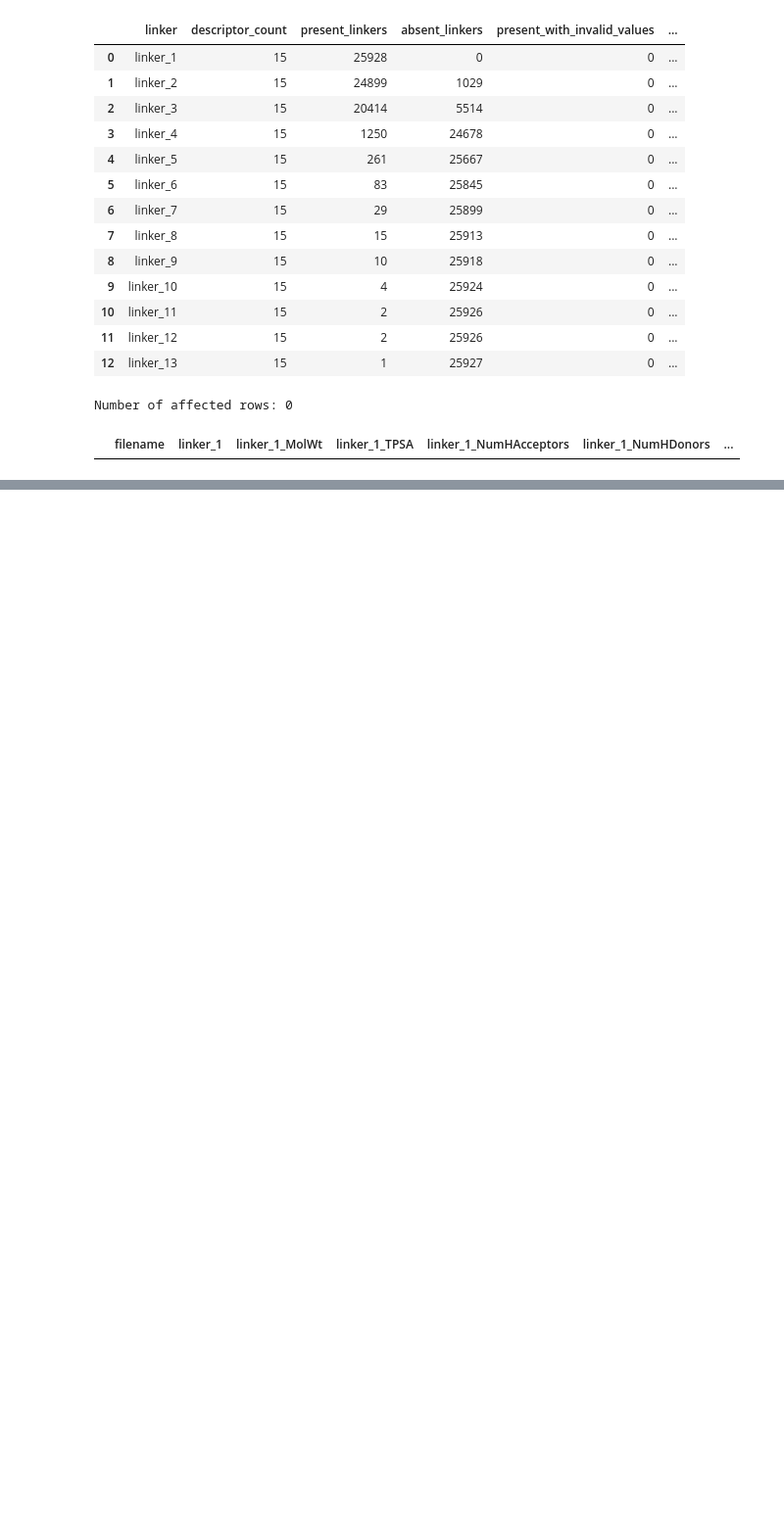
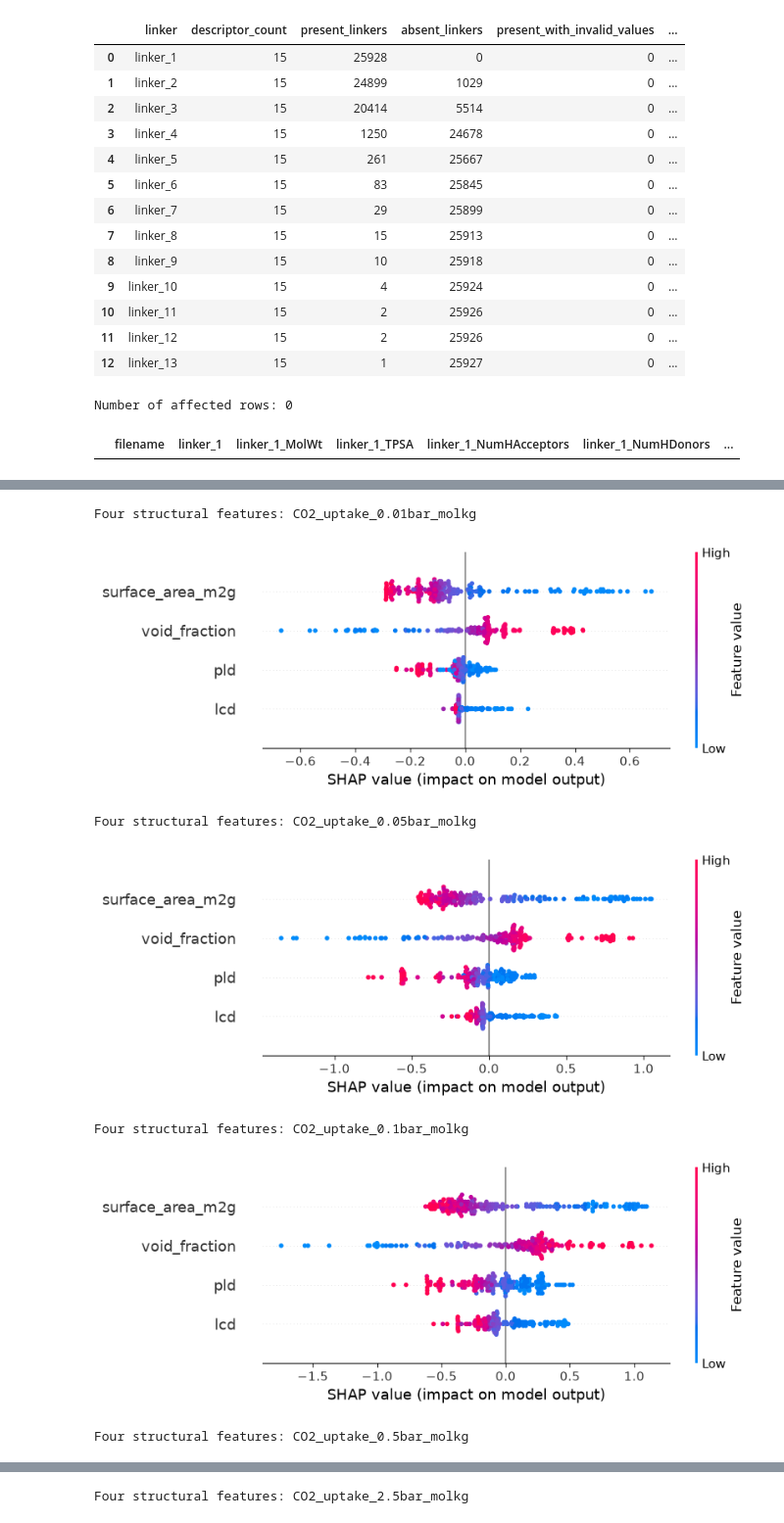
Before and after one commit to rbashiri/mof-co2-adsorption, a Jupyter notebook: notebook/phase_2/geometry_linker_modeling.ipynb, the cells around one changed output, grey strips where cells are left out. Shown at 98% size. Cells and saved outputs as stored; diff of their text form; code cells hidden in the pictures; blank space fills up the shorter version.

```diff
--- a/notebook/phase_2/geometry_linker_modeling.ipynb
+++ b/notebook/phase_2/geometry_linker_modeling.ipynb
@@ -168,0 +650,49 @@ descriptors before deciding how to handle the row.
+# %%
+import shap
+
+
+# Select the same 200 validation rows for every pressure
+sample_index = X_valid_4.sample(
+    n=min(200, len(X_valid_4)),
+    random_state=SEED,
+).index
+
+X_shap_4 = X_valid_4.loc[sample_index]
+
+# Store the four-feature SHAP results
+shap_results_4 = {}
+
+# Fit and explain one four-feature model per pressure
+for target in target_cols:
+
+    # Create the XGBoost model
+    model_4 = XGBRegressor(
+        n_estimators=200,
+        learning_rate=0.1,
+        max_depth=3,
+        min_child_weight=1,
+        objective="reg:squarederror",
+        random_state=SEED,
+        n_jobs=-1,
+    )
+
+    # Fit using the four structural features
+    model_4.fit(X_train_4, df_train[target])
+
+    # Calculate SHAP values for the selected validation rows
+    shap_values_4 = shap.TreeExplainer(model_4)(X_shap_4)
+
+    # Save the explanation for this pressure
+    shap_results_4[target] = shap_values_4
+
+    # Display the SHAP plot
+    print(f"\nFour structural features: {target}")
+    shap.plots.beeswarm(shap_values_4, max_display=4)
+# %% [output]
+Four structural features: CO2_uptake_0.01bar_molkg
+[figure, added]
+Four structural features: CO2_uptake_0.05bar_molkg
+[figure, added]
+Four structural features: CO2_uptake_0.1bar_molkg
+[figure, added]
+Four structural features: CO2_uptake_0.5bar_molkg
@@ -168,0 +700 @@ descriptors before deciding how to handle the row.
+Four structural features: CO2_uptake_2.5bar_molkg
```
Also changed, not shown: parts of 23 cells of this notebook, 5 other files.
